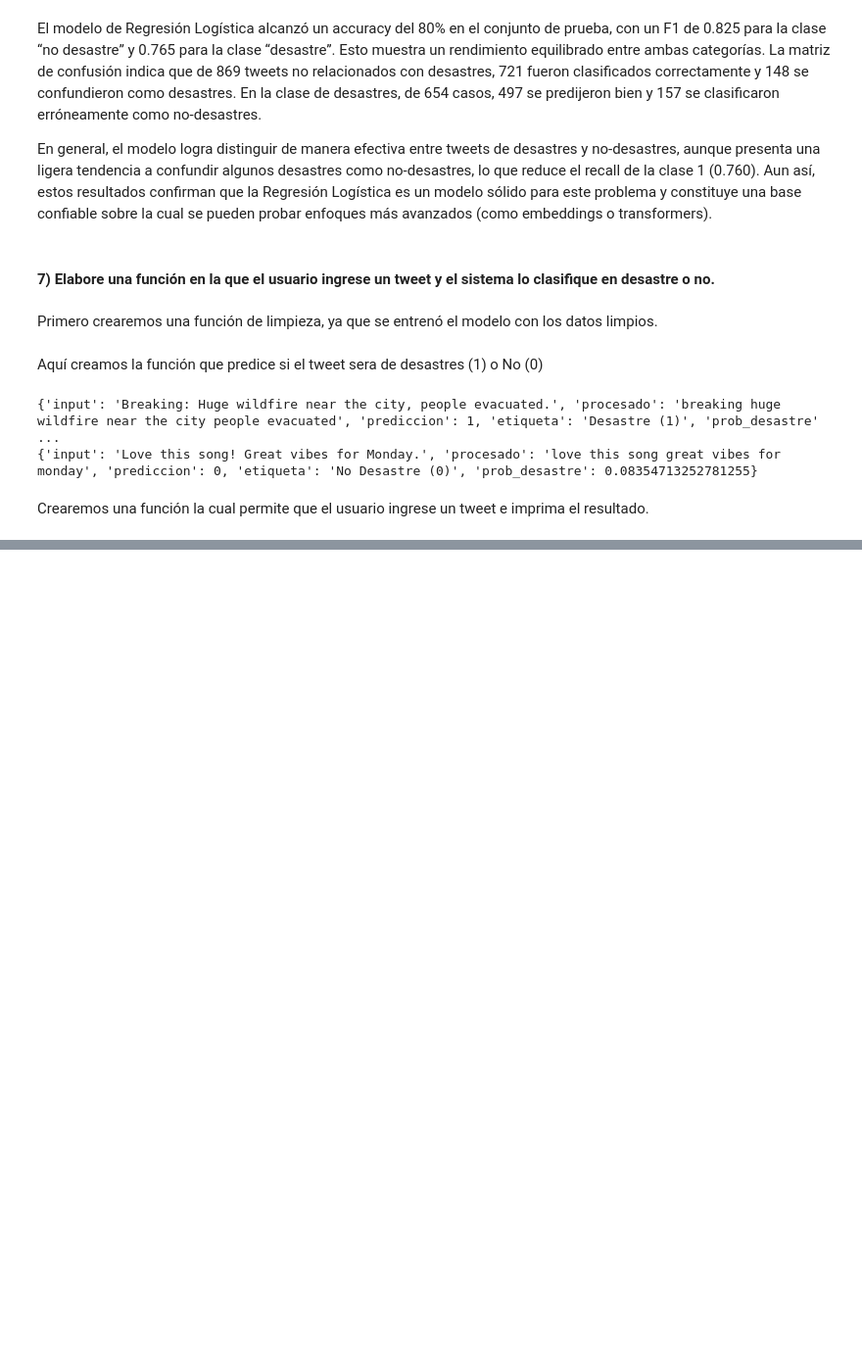
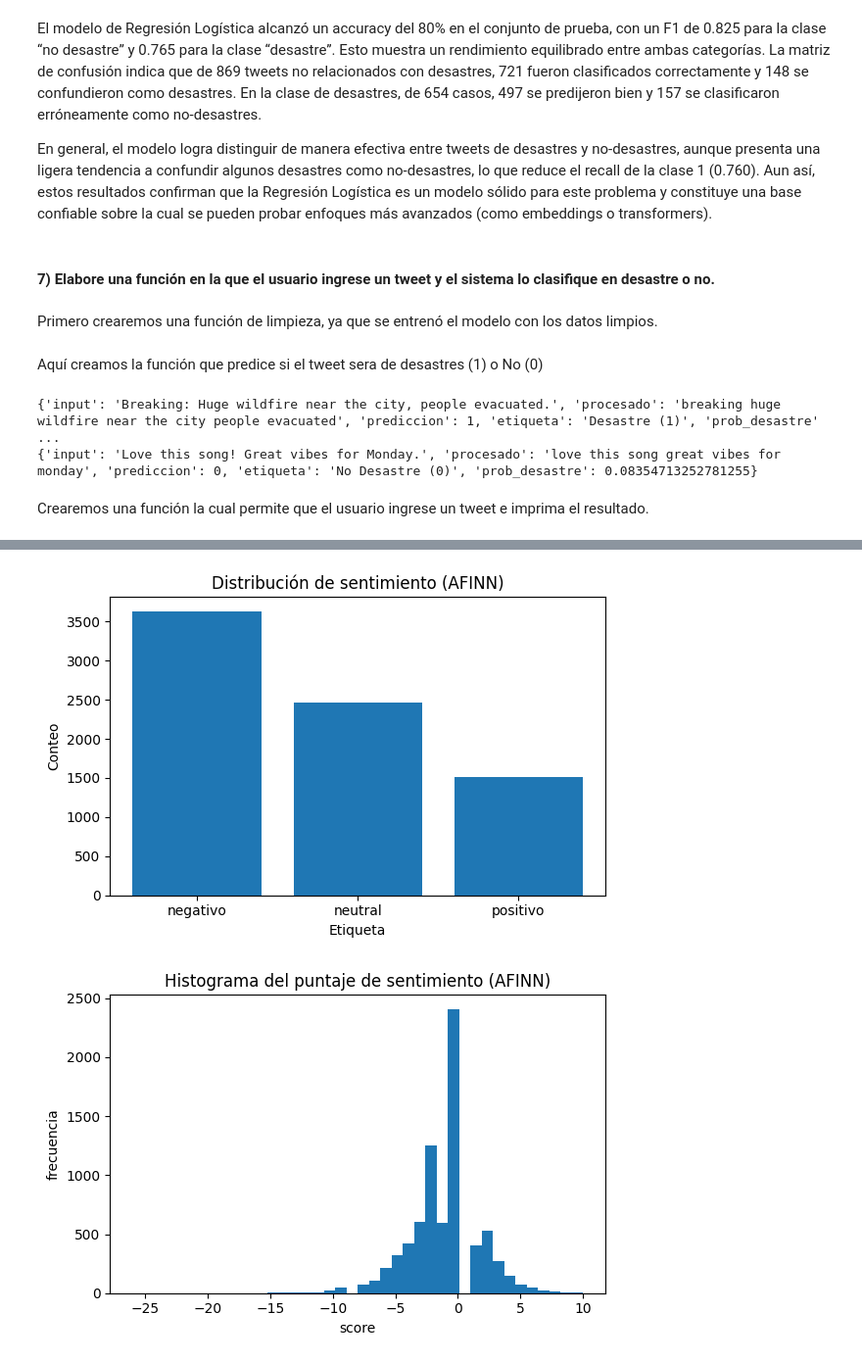
Before and after one commit to Saiyan-Javi/Lab5DS, a Jupyter notebook: Lab5DS.ipynb, the cells around one changed output, grey strips where cells are left out. Shown at 98% size. Drawn from its saved outputs; the diff is of its cells as text; code cells hidden in the pictures; blank space fills up the shorter version.

```diff
--- a/Lab5DS.ipynb
+++ b/Lab5DS.ipynb
@@ -661,0 +674,7 @@ classify_from_input()
+# %%
+from afinn import Afinn
+
+afn = Afinn()  # inglés, puntajes -5..+5
+
+# Cargar el dataset ya normalizado (texto limpio en 'text')
+df["text"] = df["text"].fillna("").astype(str)
@@ -661,0 +754,23 @@ classify_from_input()
+# %%
+# Conteo de etiquetas
+counts = df["afinn_label"].value_counts().reindex(["negativo","neutral","positivo"]).fillna(0)
+
+plt.figure(figsize=(6,4))
+plt.bar(counts.index.astype(str), counts.values)
+plt.title("Distribución de sentimiento (AFINN)")
+plt.xlabel("Etiqueta")
+plt.ylabel("Conteo")
+plt.tight_layout()
+plt.show()
+
+# Histograma del score AFINN
+plt.figure(figsize=(6,4))
+plt.hist(df["afinn_score"], bins=40)
+plt.title("Histograma del puntaje de sentimiento (AFINN)")
+plt.xlabel("score")
+plt.ylabel("frecuencia")
+plt.tight_layout()
+plt.show()
+# %% [output]
+[figure, added]
+[figure, added]
```
Also changed, not shown: parts of 10 cells of this notebook.
